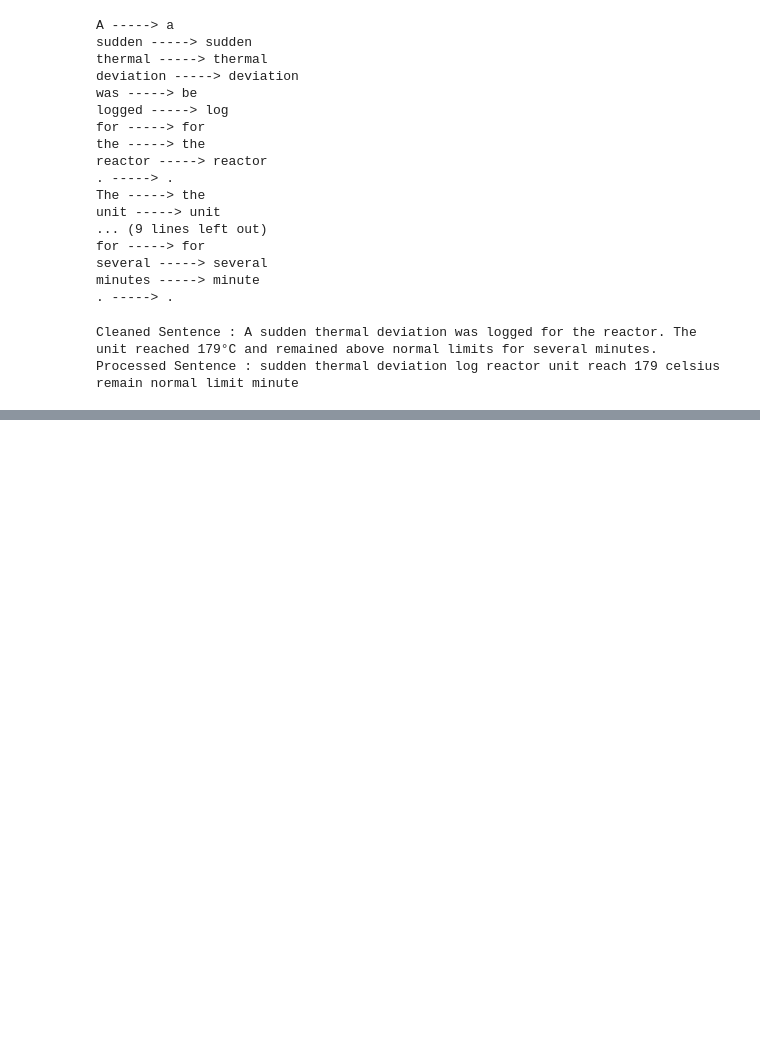
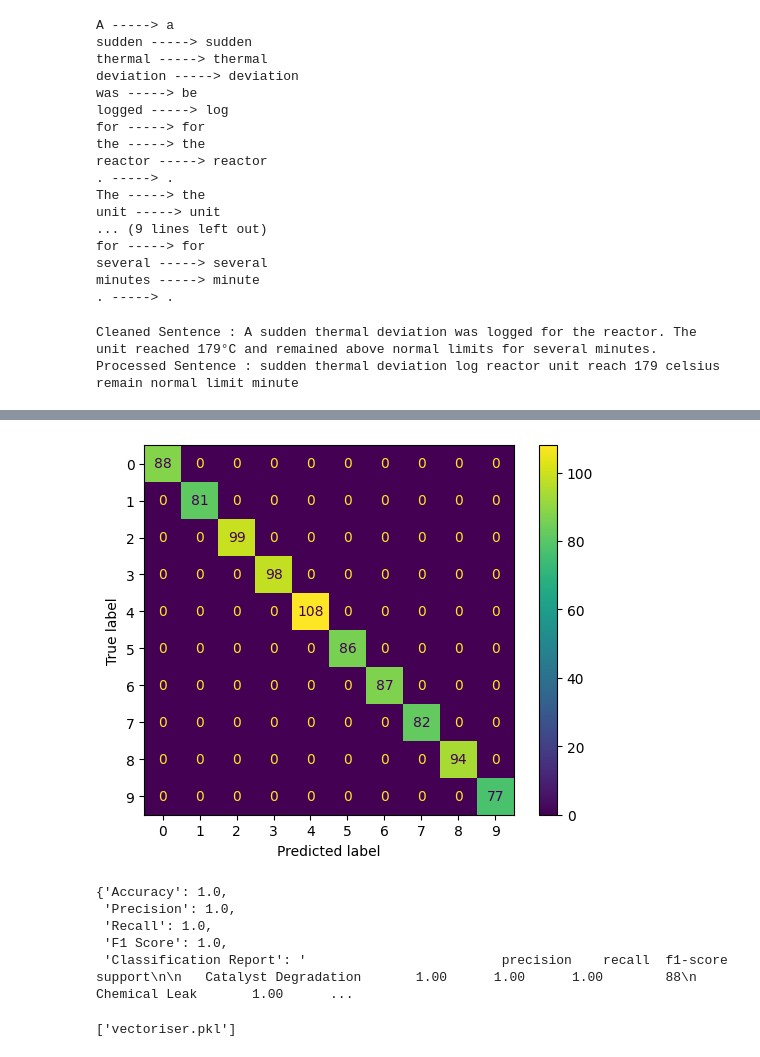
Before and after one commit to Deeja-ish/chemical_safety_analyser_nlp_project, a Jupyter notebook: notebooks/chemical_analyser_nlp.ipynb, the cells around one changed output, grey strips where cells are left out. Drawn from its saved outputs; the diff is of its cells as text; code cells hidden in the pictures; blank space fills up the shorter version.

```diff
--- a/notebooks/chemical_analyser_nlp.ipynb
+++ b/notebooks/chemical_analyser_nlp.ipynb
@@ -551,0 +646,29 @@ from sklearn.feature_extraction.text import TfidfVectorizer
+# %%
+# try with another model
+from sklearn.linear_model import LogisticRegression
+model_logistic = LogisticRegression()
+X_train_log, X_test_log, y_train_log, y_test_log = train_test_split(X_feature, y_target, test_size=0.3, random_state=42)
+
+logistic_vectorise = TfidfVectorizer()
+X_train_log_vectorise = logistic_vectorise.fit_transform(X_train_log)
+X_test_log_vectorise = logistic_vectorise.transform(X_test_log)
+
+model_logistic.fit(X_train_log_vectorise, y_train_log)
+y_pred_log_test = model_logistic.predict(X_test_log_vectorise)
+
+# check the perfromance of the model
+check_model_performance("Logistic Regression", y_test_log, y_pred_log_test)
+# %% [output]
+[figure, added]
+{'Accuracy': 1.0,
+ 'Precision': 1.0,
+ 'Recall': 1.0,
+ 'F1 Score': 1.0,
+ 'Classification Report': '                         precision    recall  f1-score   support\n\n   Catalyst Degradation       1.00      1.00      1.00        88\n          Chemical Leak       1.00      ...
+# %%
+# export the logistic regression model
+import joblib
+joblib.dump(model_logistic, "logistic_model.pkl")
+joblib.dump(logistic_vectorise, "vectoriser.pkl")
+# %% [output]
+['vectoriser.pkl']
```
Also changed, not shown: parts of 11 cells of this notebook, 5 other files.
